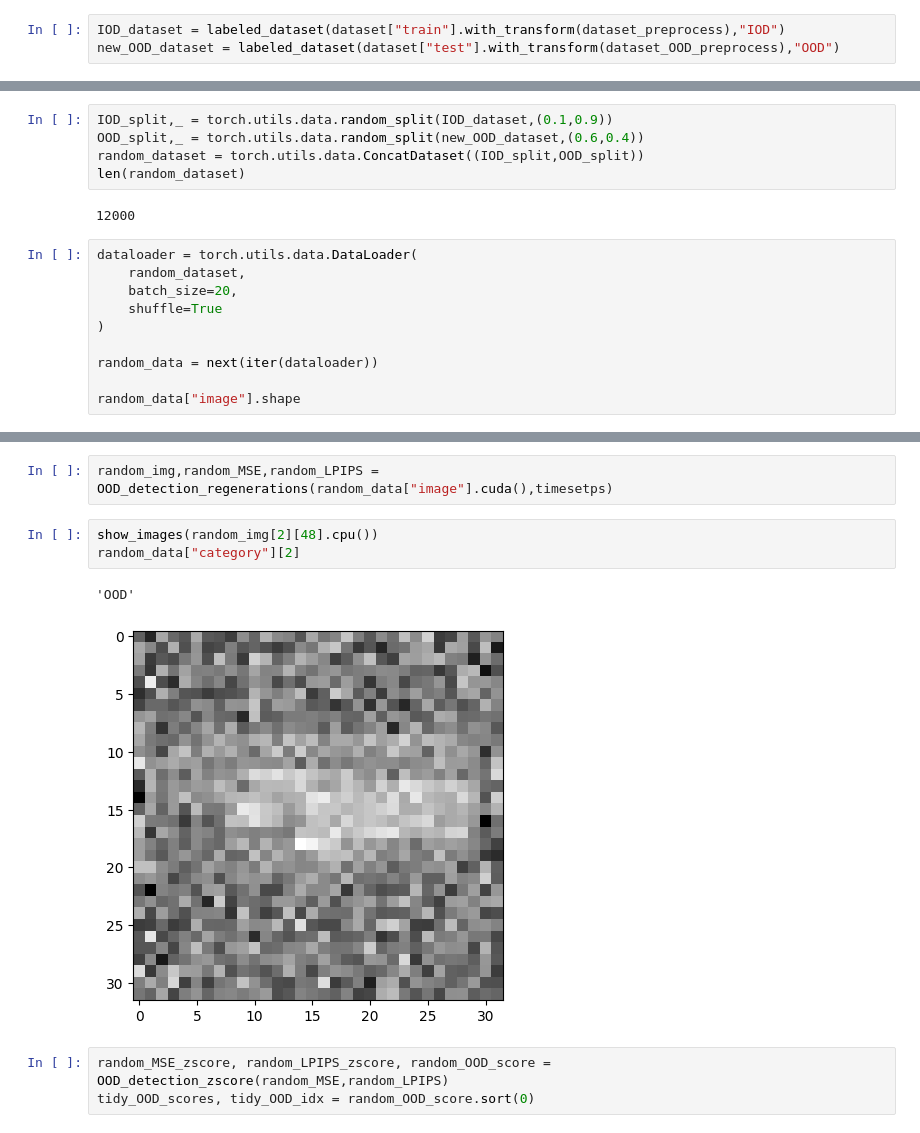
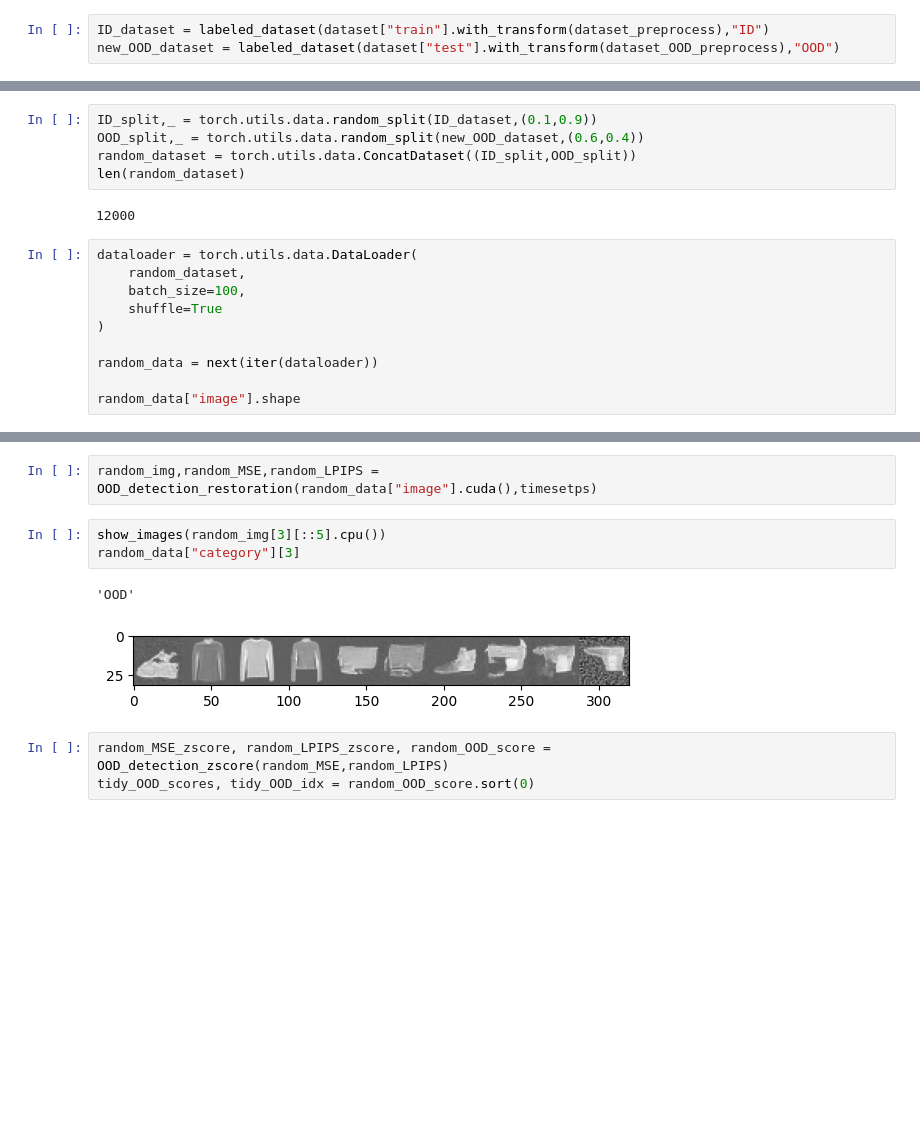
Before and after one commit to PudWin14/Generative_AI_TFM, a Jupyter notebook: Diffusion/OOD/OOD_detection.ipynb, the cells around one changed output, grey strips where cells are left out. Saved outputs shown, nothing was run; the diff lists cells and outputs as text; blank space fills up the shorter version.

Commit message:
A try with 100 images

```diff
--- a/Diffusion/OOD/OOD_detection.ipynb
+++ b/Diffusion/OOD/OOD_detection.ipynb
@@ -398,6 +388,6 @@ class labeled_dataset(torch.utils.data.Dataset):
             }
         return data
 # %%
-IOD_dataset = labeled_dataset(dataset["train"].with_transform(dataset_preprocess),"IOD")
+ID_dataset = labeled_dataset(dataset["train"].with_transform(dataset_preprocess),"ID")
 new_OOD_dataset = labeled_dataset(dataset["test"].with_transform(dataset_OOD_preprocess),"OOD")
 # %%
@@ -405,15 +395,15 @@ new_OOD_dataset = labeled_dataset(dataset["test"].with_transform(dataset_OOD_pre
 # new_OOD_dataset = labeled_dataset(dataset_ood["test"].with_transform(dataset_preprocess),"OOD")
 # %%
-IOD_split,_ = torch.utils.data.random_split(IOD_dataset,(0.1,0.9))
+ID_split,_ = torch.utils.data.random_split(ID_dataset,(0.1,0.9))
 OOD_split,_ = torch.utils.data.random_split(new_OOD_dataset,(0.6,0.4))
-random_dataset = torch.utils.data.ConcatDataset((IOD_split,OOD_split))
+random_dataset = torch.utils.data.ConcatDataset((ID_split,OOD_split))
 len(random_dataset)
 # %% [output]
 12000
 # %%
 dataloader = torch.utils.data.DataLoader(
     random_dataset,
-    batch_size=20,
+    batch_size=100,
     shuffle=True
 )
 
@@ -448,11 +435,11 @@ random_data["category"]
 # %%
-random_img,random_MSE,random_LPIPS = OOD_detection_regenerations(random_data["image"].cuda(),timesetps)
+random_img,random_MSE,random_LPIPS = OOD_detection_restoration(random_data["image"].cuda(),timesetps)
 # %%
-show_images(random_img[2][48].cpu())
-random_data["category"][2]
+show_images(random_img[3][::5].cpu())
+random_data["category"][3]
 # %% [output]
 'OOD'
-[figure, old version]
+[figure, new version]
 # %%
 random_MSE_zscore, random_LPIPS_zscore, random_OOD_score = OOD_detection_zscore(random_MSE,random_LPIPS)
 tidy_OOD_scores, tidy_OOD_idx = random_OOD_score.sort(0)
```
Also changed, not shown: parts of 24 cells of this notebook, 2 other files.
